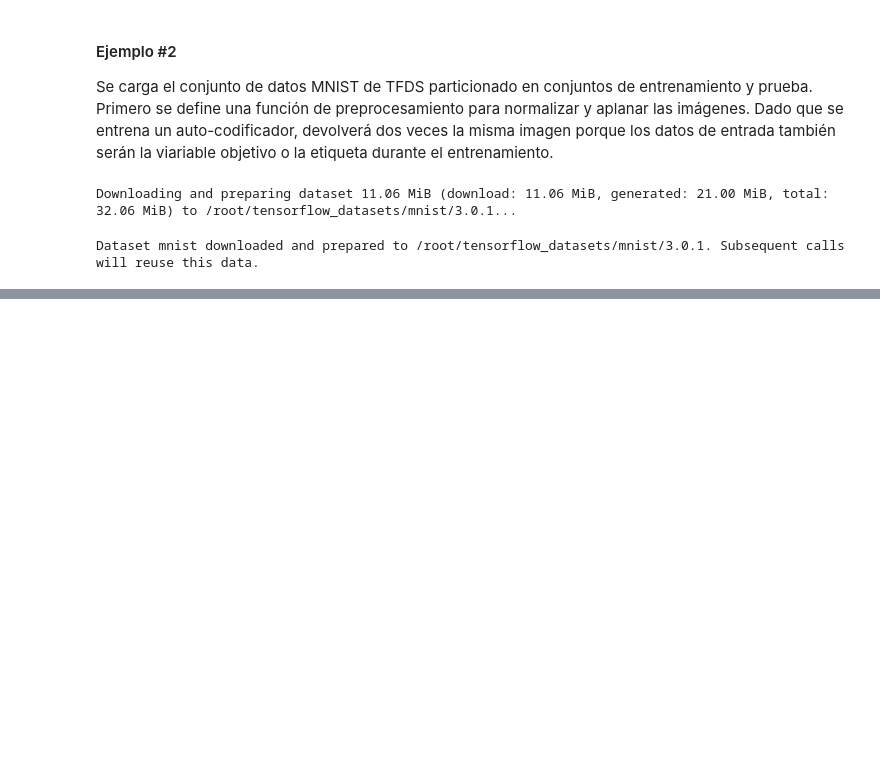
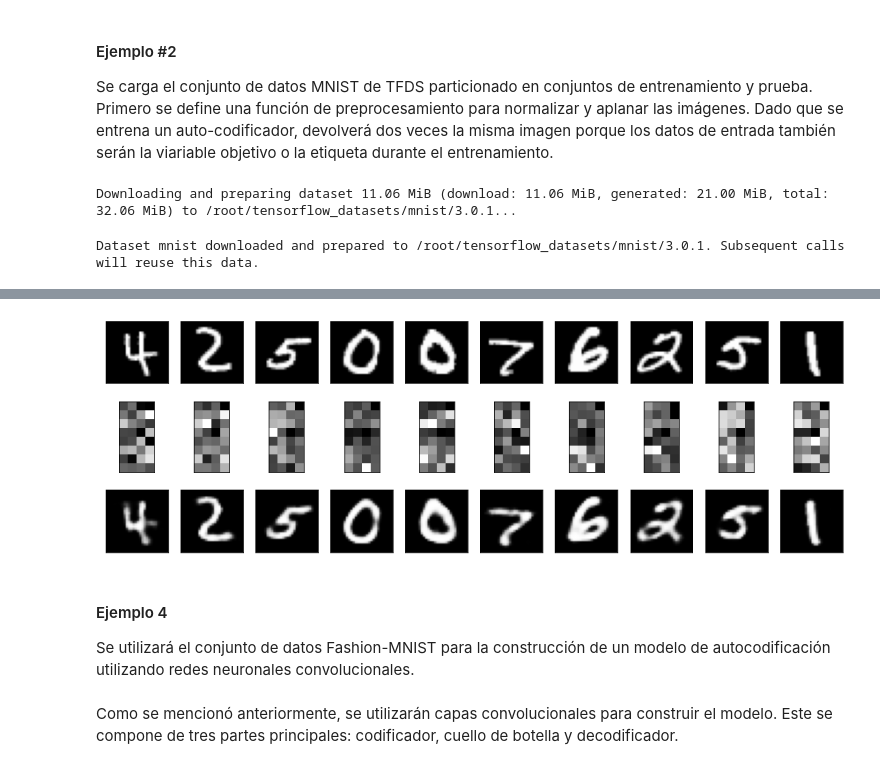
Before and after one commit to FernandoBRdgz/inteligencia_artificial, a Jupyter notebook: representaciones_latentes/introducción_a_autoencoders.ipynb, the cells around one changed output, grey strips where cells are left out. Saved outputs shown, nothing was run; the diff lists cells and outputs as text; code cells hidden in the pictures; blank space fills up the shorter version.

```diff
--- a/representaciones_latentes/introducción_a_autoencoders.ipynb
+++ b/representaciones_latentes/introducción_a_autoencoders.ipynb
@@ -216,0 +221,23 @@ display_results(output_samples[idxs], encoded_predicted[idxs], simple_predicted[
+# %%
+def deep_autoencoder(inputs):
+    # Construye el codificador y decodificador usando capas densas
+    encoder = tf.keras.layers.Dense(units=128, activation="relu")(inputs)
+    encoder = tf.keras.layers.Dense(units=64,  activation="relu")(encoder)
+    encoder = tf.keras.layers.Dense(units=32,  activation="relu")(encoder)
+
+    decoder = tf.keras.layers.Dense(units=64,  activation="relu")(encoder)
+    decoder = tf.keras.layers.Dense(units=128, activation="relu")(encoder)
+    decoder = tf.keras.layers.Dense(units=784, activation="sigmoid")(encoder)
+
+    return encoder, decoder
+# %%
+inputs = tf.keras.layers.Input(shape=(784,))
+deep_encoder_output, deep_autoencoder_output = deep_autoencoder(inputs)
+deep_encoder_model = tf.keras.Model(inputs=inputs, outputs=deep_encoder_output)
+deep_autoencoder_model = tf.keras.Model(inputs=inputs, outputs=deep_autoencoder_output)
+# %%
+train_steps = 60000 // batch_size
+deep_autoencoder_model.compile(optimizer=tf.keras.optimizers.Adam(), loss="binary_crossentropy")
+# %%
+%%time
+deep_auto_history = deep_autoencoder_model.fit(train_dataset, steps_per_epoch=train_steps, epochs=50)
@@ -216,0 +262,19 @@ display_results(output_samples[idxs], encoded_predicted[idxs], simple_predicted[
+# %%
+# Toma un batch del conjunto de datos
+test_dataset = test_dataset.take(1)
+
+output_samples = []
+for input_image, image in tfds.as_numpy(test_dataset):
+      output_samples = input_image
+
+idxs = np.random.choice(batch_size, size=10)
+
+# Obtiene la salida del codificador
+encoded_predicted = deep_encoder_model.predict(test_dataset)
+
+# Obtiene una predicción para el lote de prueba
+deep_predicted = deep_autoencoder_model.predict(test_dataset)
+
+# Muestra 10 observaciones, sus codificaciones y los valores decodificados
+display_results(output_samples[idxs], encoded_predicted[idxs], deep_predicted[idxs])
+# %% [output]
@@ -216,0 +285,5 @@ display_results(output_samples[idxs], encoded_predicted[idxs], simple_predicted[
+[figure, added]
+# %% [markdown]
+#### Ejemplo 4
+
+Se utilizará el conjunto de datos Fashion-MNIST para la construcción de un modelo de autocodificación utilizando redes neuronales convolucionales.
@@ -216,0 +305,2 @@ display_results(output_samples[idxs], encoded_predicted[idxs], simple_predicted[
+# %% [markdown]
+Como se mencionó anteriormente, se utilizarán capas convolucionales para construir el modelo. Este se compone de tres partes principales: codificador, cuello de botella y decodificador.
```
Also changed, not shown: parts of 29 cells of this notebook.
